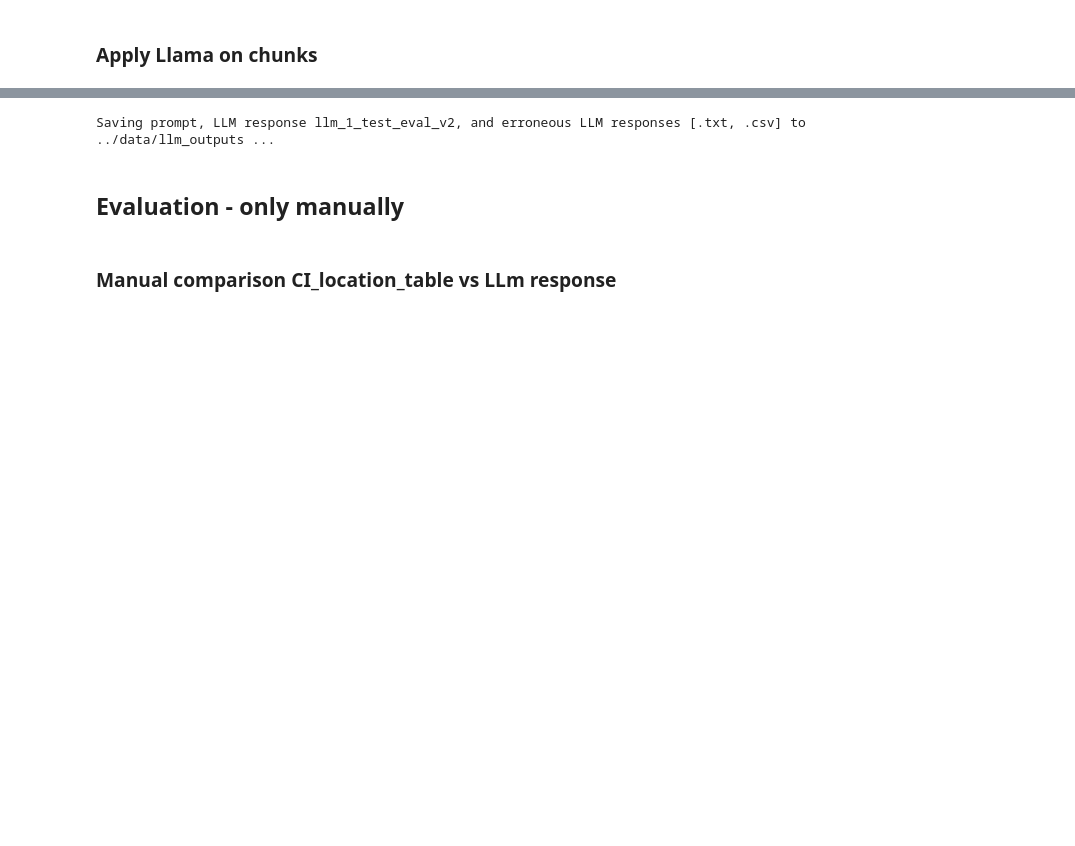
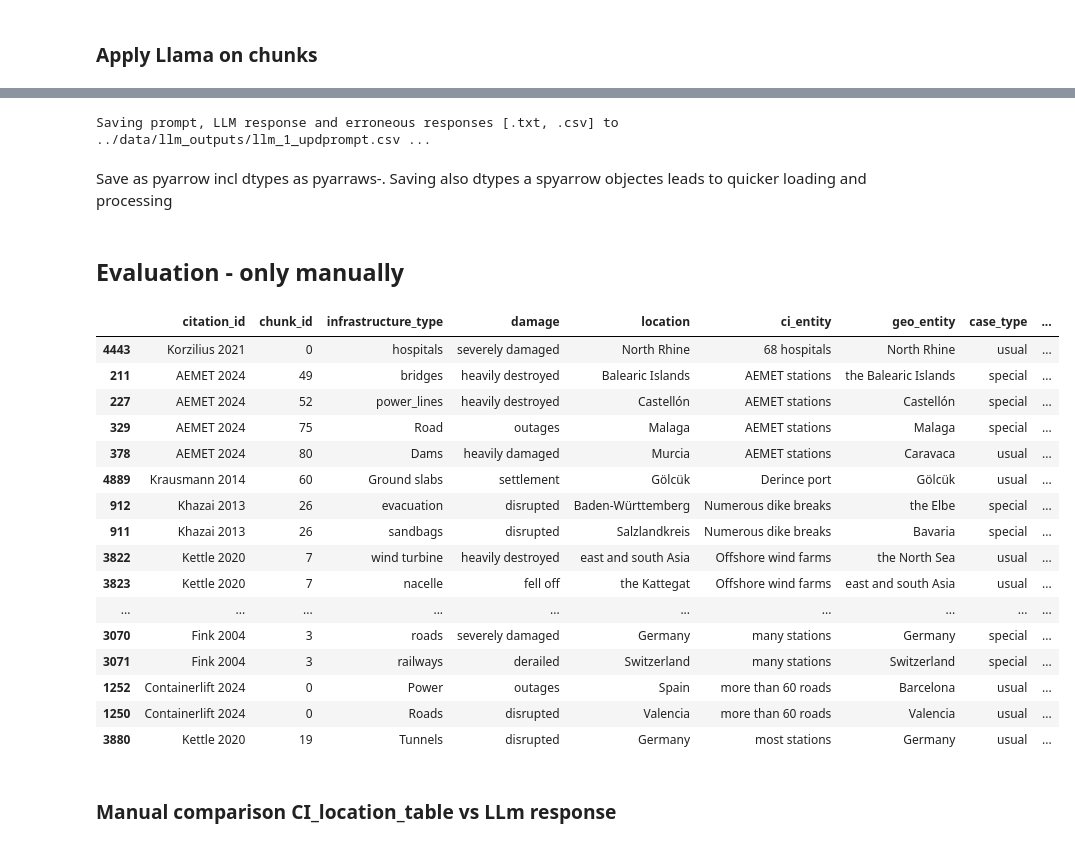
Before and after one commit to SWN-group-at-TU-Berlin/CI-impacts-information-retrieval, a Jupyter notebook: notebooks/llm_geolocations.ipynb, the cells around one changed output, grey strips where cells are left out. Saved outputs shown, nothing was run; the diff lists cells and outputs as text; code cells hidden in the pictures; blank space fills up the shorter version.

```diff
--- a/notebooks/llm_geolocations.ipynb
+++ b/notebooks/llm_geolocations.ipynb
@@ -755,31 +857,27 @@ df_responses_error.tail(3)
 # %%
 safety_df = df_responses_all.copy()
 
-# OUTPUT_LLM1_FILEPATH =  Path(s.PATH_LLM_DATA / s.LLM_DATA_FILENAME.replace(".csv", "_v2.csv"))
 
 
 # save LLM 1 output to disk along with prompt text
 if not os.path.isfile(OUTPUT_LLM1_FILEPATH):
 
-    print(f"Saving prompt, LLM response {OUTPUT_LLM1_FILEPATH.stem}, and erroneous LLM responses [.txt, .csv] to {OUTPUT_LLM1_FILEPATH.parent} ...")
+    print(f"Saving prompt, LLM response and erroneous responses [.txt, .csv] to {OUTPUT_LLM1_FILEPATH} ...")
 
-    with open(OUTPUT_PROMPT_FILEPATH, "w") as f:
+    with open(f"prompt_{OUTPUT_LLM1_FILEPATH.stem}.txt", "w") as f:
         f.write(template.render(context=context, question=question_1))
-
     df_responses_all.to_csv(OUTPUT_LLM1_FILEPATH, index=False)
     df_responses_error.to_csv(Path(OUTPUT_LLM1_FILEPATH.parent, f"errors_{OUTPUT_LLM1_FILEPATH.stem}.csv"), index=False)
 
+elif os.path.isfile(OUTPUT_LLM1_FILEPATH) and not os.path.isfile(Path(OUTPUT_LLM1_FILEPATH.parent, f"{OUTPUT_LLM1_FILEPATH.stem}_v2.csv")):
+    # If the original files exists but the v2 file doesn't, create the v2 file
+    with open(f"prompt_{OUTPUT_LLM1_FILEPATH.stem}_v2.txt", "w") as f:
+        f.write(template.render(context=context, question=question_1))
+    df_responses_all.to_csv(Path(OUTPUT_LLM1_FILEPATH.parent, f"{OUTPUT_LLM1_FILEPATH.stem}_v2.csv"), index=False)
+    df_responses_error.to_csv(Path(OUTPUT_LLM1_FILEPATH.parent, f"errors_{OUTPUT_LLM1_FILEPATH.stem}_v2.csv"), index=False)
 else:
     print(f"Output file {Path(OUTPUT_LLM1_FILEPATH).stem} already exists. Skip saving to avoid overwriting ...")
-
-
-
-    # # check if file exists already
-    # if os.path.exists(OUTPUT_LMM1_FILEPATH):
-    #     print(f"File {OUTPUT_LMM1_FILEPATH.name} already exists. Not saving to disk.")
-    #     pass
-    # else:
-    #     print(f"Saving LLM 1 output to {OUTPUT_LMM1_FILEPATH}")
-    #     df_responses_all.to_csv(OUTPUT_LMM1_FILEPATH, index=False)
 # %% [output]
-Saving prompt, LLM response llm_1_test_eval_v2, and erroneous LLM responses [.txt, .csv] to ../data/llm_outputs ...
+Saving prompt, LLM response and erroneous responses [.txt, .csv] to ../data/llm_outputs/llm_1_updprompt.csv ...
+# %% [markdown]
+Save as pyarrow incl dtypes as pyarraws-. Saving also dtypes a spyarrow objectes leads to quicker loading and processing
@@ -786,5 +899,25 @@ Saving prompt, LLM response llm_1_test_eval_v2, and erroneous LLM responses [.tx
 # %% [markdown]
 ## Evaluation - only manually
+# %%
+df_responses_all.sort_values(by=["ci_entity"])[:50]  # == "Spain’s second-biggest port"]
+# %% [output]
+|  | citation_id | chunk_id | infrastructure_type | damage | location | ci_entity | geo_entity | case_type | ... |
+| 4443 | Korzilius 2021 | 0 | hospitals | severely damaged | North Rhine | 68 hospitals | North Rhine | usual | ... |
+| 211 | AEMET 2024 | 49 | bridges | heavily destroyed | Balearic Islands | AEMET stations | the Balearic Islands | special | ... |
+| 227 | AEMET 2024 | 52 | power_lines | heavily destroyed | Castellón | AEMET stations | Castellón | special | ... |
+| 329 | AEMET 2024 | 75 | Road | outages | Malaga | AEMET stations | Malaga | special | ... |
+| 378 | AEMET 2024 | 80 | Dams | heavily damaged | Murcia | AEMET stations | Caravaca | usual | ... |
+| 4889 | Krausmann 2014 | 60 | Ground slabs | settlement | Gölcük | Derince port | Gölcük | usual | ... |
+| 912 | Khazai 2013 | 26 | evacuation | disrupted | Baden-Württemberg | Numerous dike breaks | the Elbe | special | ... |
+| 911 | Khazai 2013 | 26 | sandbags | disrupted | Salzlandkreis | Numerous dike breaks | Bavaria | special | ... |
+| 3822 | Kettle 2020 | 7 | wind turbine | heavily destroyed | east and south Asia | Offshore wind farms | the North Sea | usual | ... |
+| 3823 | Kettle 2020 | 7 | nacelle | fell off | the Kattegat | Offshore wind farms | east and south Asia | usual | ... |
+| ... | ... | ... | ... | ... | ... | ... | ... | ... | ... |
+| 3070 | Fink 2004 | 3 | roads | severely damaged | Germany | many stations | Germany | special | ... |
+| 3071 | Fink 2004 | 3 | railways | derailed | Switzerland | many stations | Switzerland | special | ... |
+| 1252 | Containerlift 2024 | 0 | Power | outages | Spain | more than 60 roads | Barcelona | usual | ... |
+| 1250 | Containerlift 2024 | 0 | Roads | disrupted | Valencia | more than 60 roads | Valencia | usual | ... |
+| 3880 | Kettle 2020 | 19 | Tunnels | disrupted | Germany | most stations | Germany | usual | ... |
 # %% [markdown]
 ### Manual comparison CI_location_table vs LLm response
 # %% [markdown]
```
Also changed, not shown: parts of 9 cells of this notebook, 1 other file.
